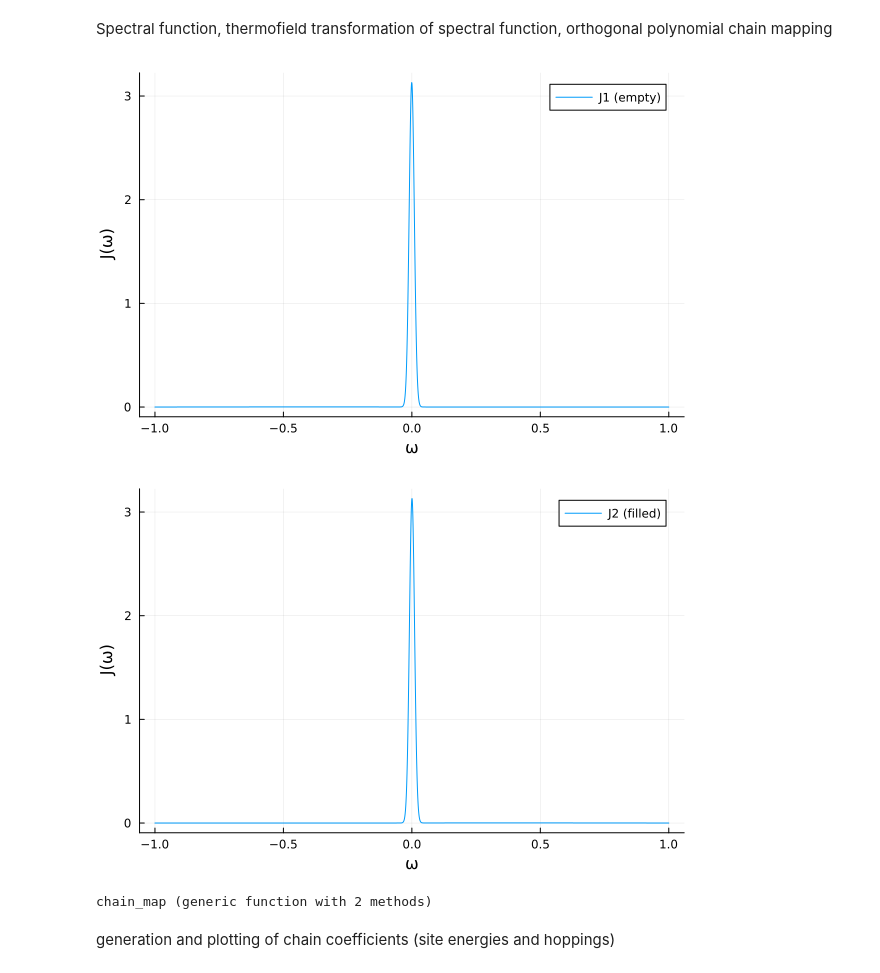
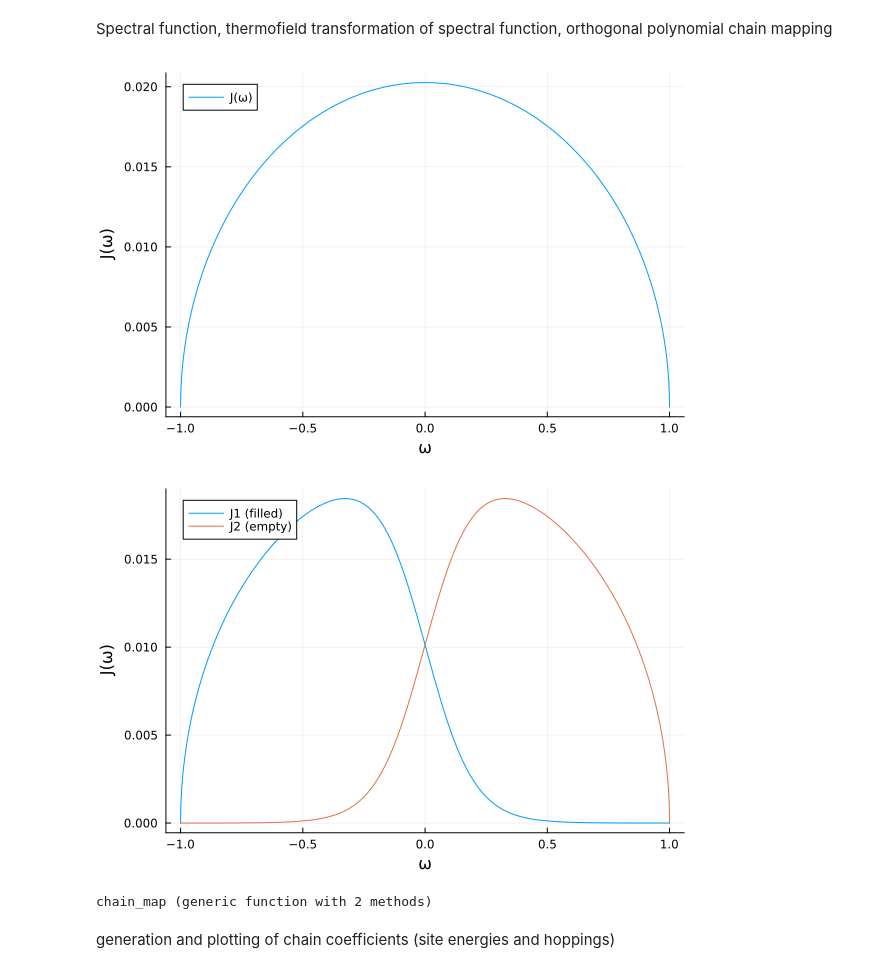
Before and after one commit to FTurci/AgeingManyBodyQuantumSys, a Jupyter notebook: Ben Code/single_bath_evolution.ipynb, the cells around one changed output. Saved outputs shown, nothing was run; the diff lists cells and outputs as text; code cells hidden in the pictures.

```diff
--- a/Ben Code/single_bath_evolution.ipynb
+++ b/Ben Code/single_bath_evolution.ipynb
@@ -19,5 +19,5 @@ mu = 0.0 #chemical potential
 N = 50 #number of sites in each chain
 Es = 0.0 #system site energy
 D = 1. #bandwidth
-g = 0.5 #system-bath coupling strength
+g = 0.1 #system-bath coupling strength
 # %% [output]
@@ -54,24 +54,25 @@ fermi (generic function with 1 method)
 # %% [markdown]
 Spectral function, thermofield transformation of spectral function, orthogonal polynomial chain mapping
 # %%
-gauss = (true, 100, 0.0, 0.01)  #(bool, amp, mean, sd)
+gauss = (false, 100, 0.0, 0.01)  #(bool, amp, mean, sd)
 J = create_spectral("elliptical", D, gauss) #spectral function
-
+display(plot(x -> J(x), -D, D, label="J(ω)", xlabel="ω", ylabel="J(ω)"))
 J1(omega) = J(omega) * fermi(omega) #effective empty mode spectral density
 J2(omega) = J(omega) * (1 - fermi(omega)) #effective filled mode spectral density
-display(plot(x -> J1(x), -D, D, label="J1 (empty)", xlabel="ω", ylabel="J(ω)"))
-display(plot(x -> J2(x), -D, D, label="J2 (filled)", xlabel="ω", ylabel="J(ω)"))
+p = plot(x -> J1(x), -D, D, label="J1 (filled)", xlabel="ω", ylabel="J(ω)")
+plot!(p, x -> J2(x), -D, D, label="J2 (empty)", xlabel="ω", ylabel="J(ω)")
+display(p)
 function chain_map(J, supp=(-D,D))
     """calculates family of monic orthogonal polynomials w.r.t the measure J(x) up to the Nth term.
     returns the coefficients alpha and beta from the recurrence relation of the family."""
     meas = Measure("bath", J, supp, false, Dict())
     ortho_poly = OrthoPoly("bath_op", N, meas; Nquad=2000)
     AB = coeffs(ortho_poly)
     return AB
 end
 # %% [output]
-[figure, old version]
+[figure, new version]
-[figure, old version]
+[figure, new version]
 chain_map (generic function with 2 methods)
 # %% [markdown]
 generation and plotting of chain coefficients (site energies and hoppings)
```
Also changed, not shown: parts of 5 cells of this notebook, 1 other file.
